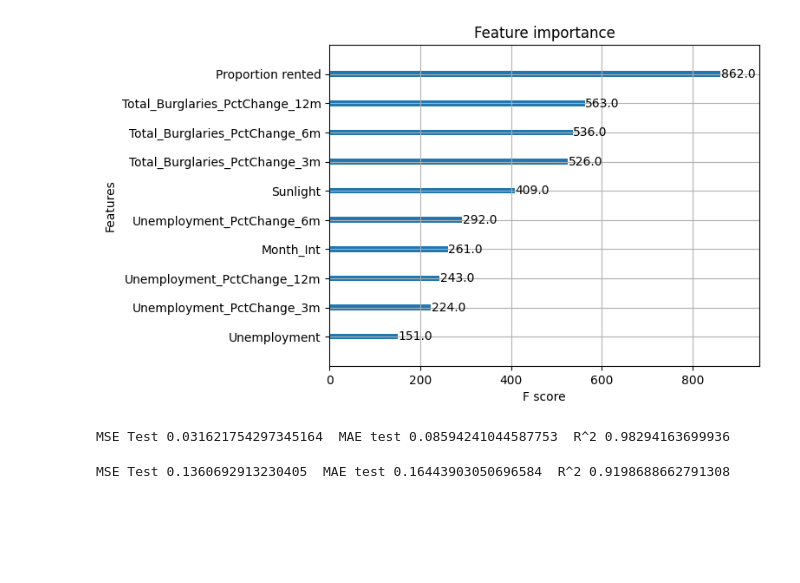
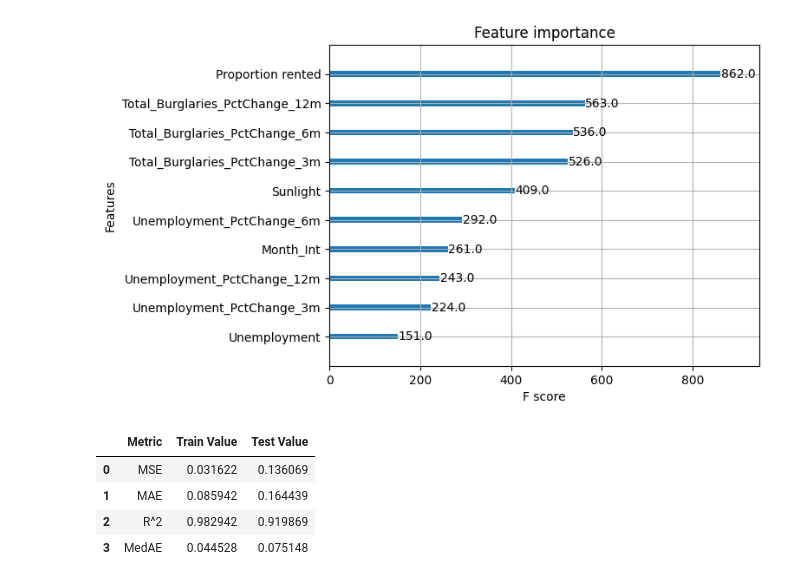
Before and after one commit to DC2-G19/policeResourceAllocation, a Jupyter notebook: XGBoost_test.ipynb, the cells around one changed output. Drawn from its saved outputs; the diff is of its cells as text; code cells hidden in the pictures; blank space fills up the shorter version.

```diff
--- a/XGBoost_test.ipynb
+++ b/XGBoost_test.ipynb
@@ -134,11 +134,30 @@ from sklearn.metrics import mean_squared_error, r2_score, mean_absolute_error
 predictions = model.predict(X_test)
-# %%
-#Train performance
-print("MSE Test " + str(mean_squared_error(y_train, pred_train)) + "  MAE test " + str(mean_absolute_error(y_train, pred_train)) + "  R^2 " + str(r2_score(y_train, pred_train)))
-# %% [output]
-MSE Test 0.031621754297345164  MAE test 0.08594241044587753  R^2 0.98294163699936
-# %%
-#Test performance
-print("MSE Test " + str(mean_squared_error(y_test, predictions)) + "  MAE test " + str(mean_absolute_error(y_test, predictions)) + "  R^2 " + str(r2_score(y_test, predictions)))
-# %% [output]
-MSE Test 0.1360692913230405  MAE test 0.16443903050696584  R^2 0.9198688662791308
+# %%
+# Calculate the train performance metrics
+mse_train = mean_squared_error(y_train, pred_train)
+mae_train = mean_absolute_error(y_train, pred_train)
+r2_train = r2_score(y_train, pred_train)
+medae_train = median_absolute_error(y_train, pred_train)
+
+# Calculate the test performance metrics
+mse_test = mean_squared_error(y_test, predictions)
+mae_test = mean_absolute_error(y_test, predictions)
+r2_test = r2_score(y_test, predictions)
+medae_test = median_absolute_error(y_test, predictions)
+
+# Create a dictionary with the train and test metric names and values
+metrics = {
+    'Metric': ['MSE', 'MAE', 'R^2', "MedAE"],
+    'Train Value': [mse_train, mae_train, r2_train, medae_train],
+    'Test Value': [mse_test, mae_test, r2_test, medae_test]
+}
+
+# Create a DataFrame from the dictionary
+metrics_df = pd.DataFrame(metrics)
+metrics_df
+# %% [output]
+|  | Metric | Train Value | Test Value |
+| 0 | MSE | 0.031622 | 0.136069 |
+| 1 | MAE | 0.085942 | 0.164439 |
+| 2 | R^2 | 0.982942 | 0.919869 |
+| 3 | MedAE | 0.044528 | 0.075148 |
```
Also changed, not shown: parts of 1 cell of this notebook.
